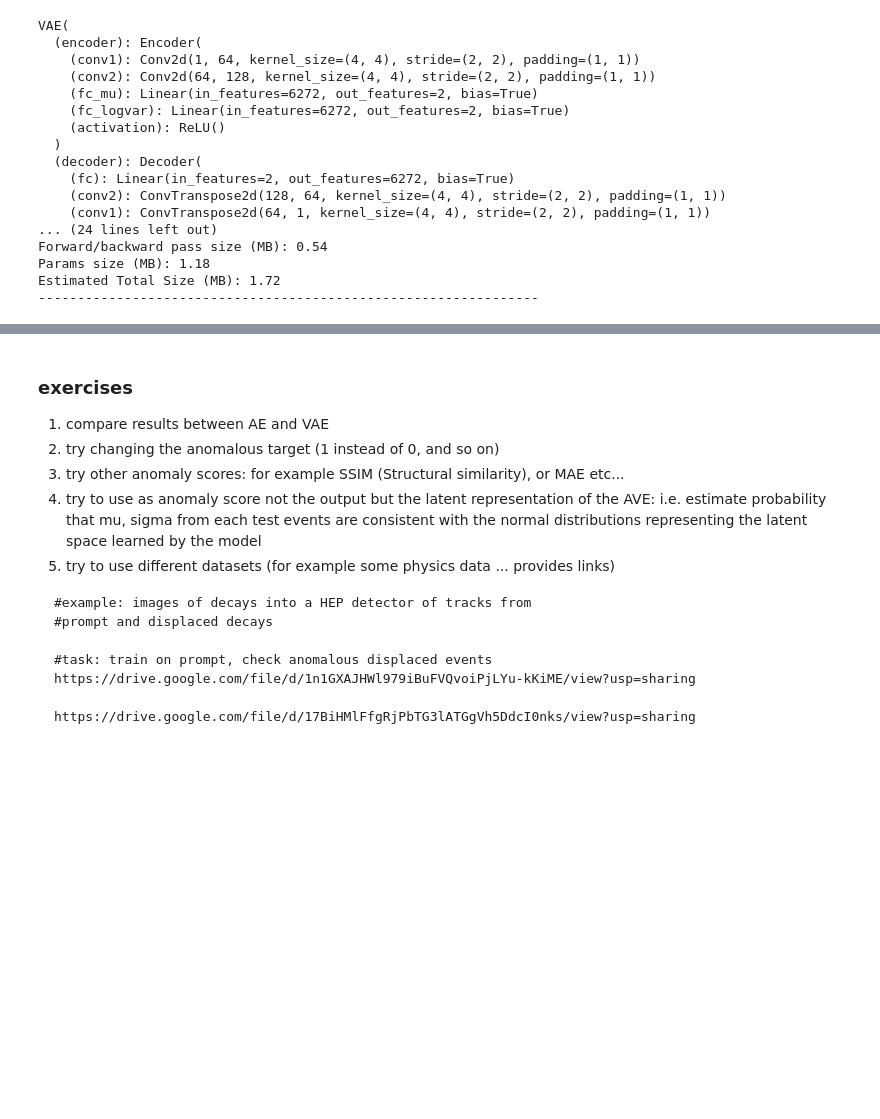
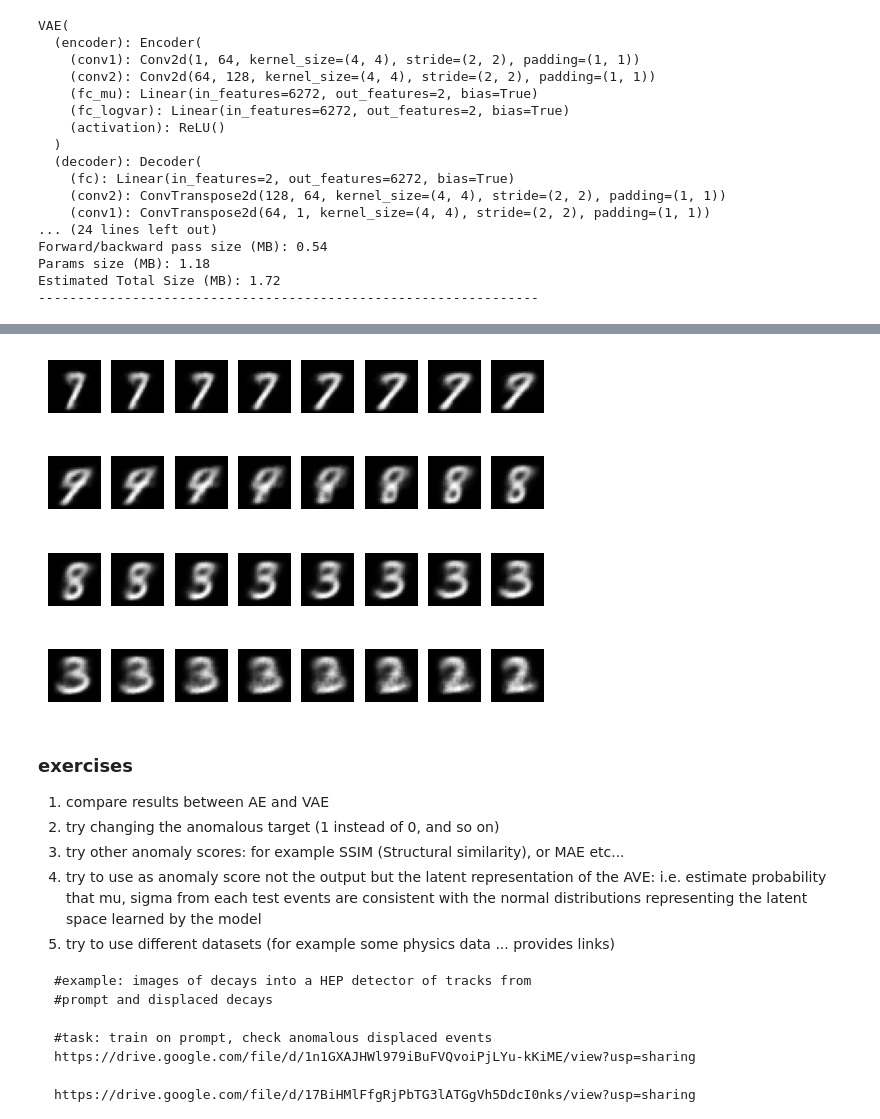
Before and after one commit to stefanogiagu/corso_AML_2023, a Jupyter notebook: notebooks/es9/AML_2023_HandsOn_9_AE_VAE_anomalydetection.ipynb, the cells around one changed output, grey strips where cells are left out. Cells and saved outputs as stored; diff of their text form; code cells hidden in the pictures; blank space fills up the shorter version.

```diff
--- a/notebooks/es9/AML_2023_HandsOn_9_AE_VAE_anomalydetection.ipynb
+++ b/notebooks/es9/AML_2023_HandsOn_9_AE_VAE_anomalydetection.ipynb
@@ -477,0 +481,5 @@ plt.show()
+# %%
+z0 = np.array([-1,-1])
+z1 = np.array([1,1])
+t = np.linspace(0,1,32)
+tra = z0 + np.expand_dims(t,axis=1)*(z1-z0)
@@ -478,3 +516,16 @@ plt.show()
+# %%
+numbers = generatedpoints.detach().cpu().numpy().squeeze()
+# %%
+f,axes = plt.subplots(4,8)
+k=0
+for i in range(4):
+  for j in range(8):
+    #print(i,j)
+    axes[i,j].imshow(numbers[k,:,:],cmap="gray")
+    k=k+1
+    axes[i,j].axis('off')
+# %% [output]
+[figure, added]
 # %% [markdown]
 ###  exercises
 
```
Also changed, not shown: parts of 12 cells of this notebook.
